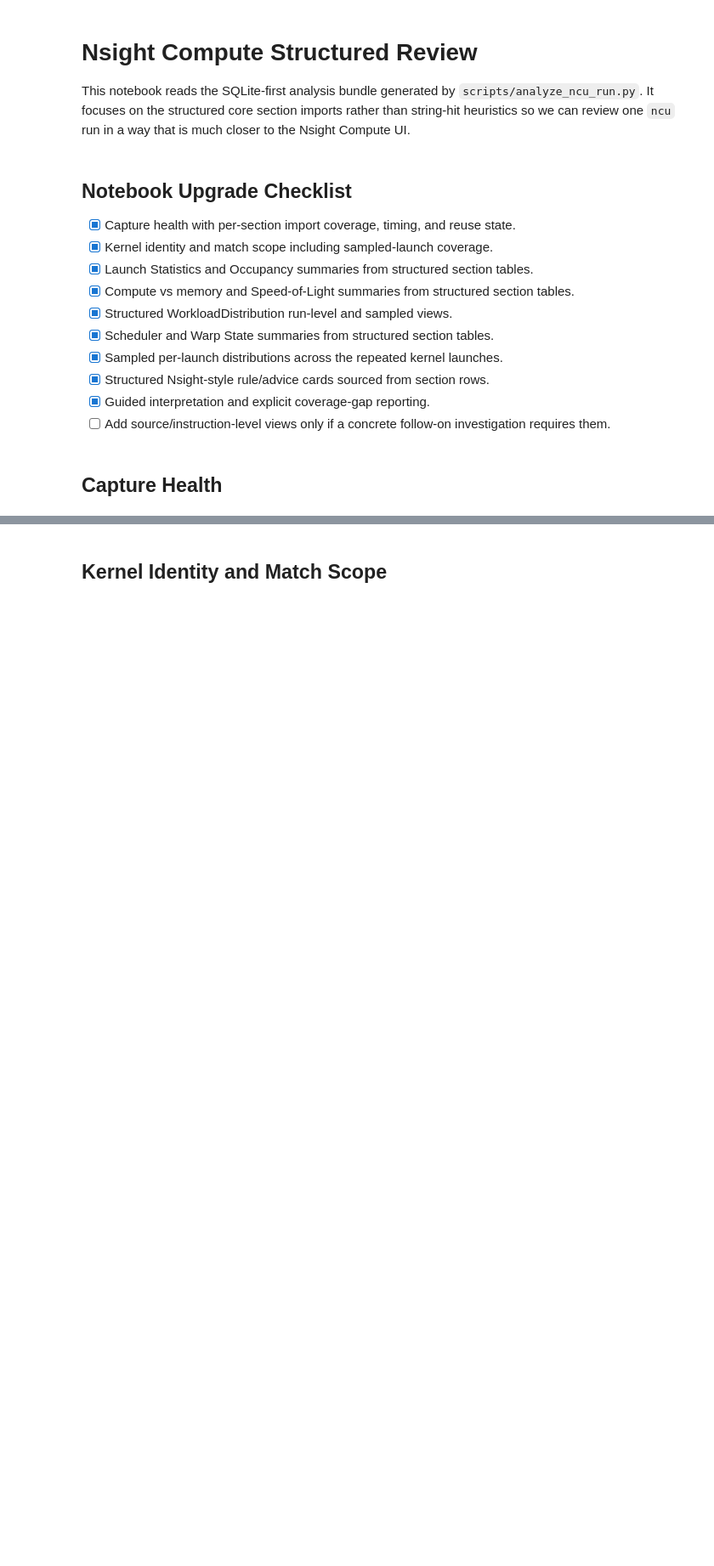
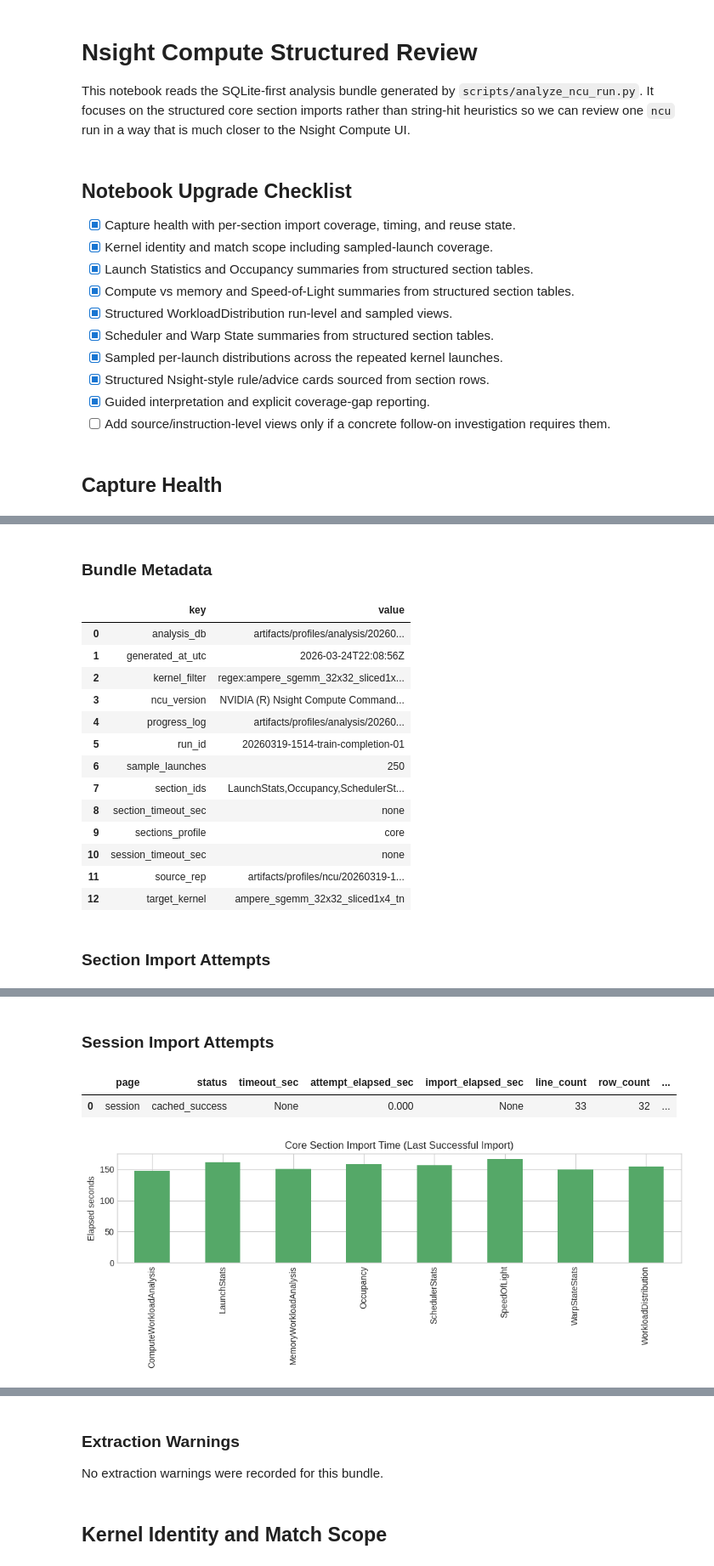
Before and after one commit to Mojo4Sho1/Griffin, a Jupyter notebook: profiling/notebooks/ncu_sqlite_review.ipynb, the cells around one changed output, grey strips where cells are left out. Shown at 85% size. Cells and saved outputs as stored; diff of their text form; code cells hidden in the pictures; blank space fills up the shorter version.

Commit message:
Preserve NCU import timings for cached bundles

```diff
--- a/profiling/notebooks/ncu_sqlite_review.ipynb
+++ b/profiling/notebooks/ncu_sqlite_review.ipynb
@@ -168,7 +168,8 @@ session_attempts = q(
         page,
         status,
         timeout_sec,
-        ROUND(elapsed_sec, 3) AS elapsed_sec,
+        ROUND(elapsed_sec, 3) AS attempt_elapsed_sec,
+        ROUND(import_elapsed_sec, 3) AS import_elapsed_sec,
         line_count,
         row_count,
         reused_existing
@@ -183,7 +184,8 @@ section_attempts = q(
         display_name,
         status,
         timeout_sec,
-        ROUND(elapsed_sec, 3) AS elapsed_sec,
+        ROUND(elapsed_sec, 3) AS attempt_elapsed_sec,
+        ROUND(import_elapsed_sec, 3) AS import_elapsed_sec,
         row_count,
         reused_existing
     FROM section_import_attempts
@@ -240,13 +242,33 @@ display_md("### Session Import Attempts")
 display(session_attempts)
 
 if not section_attempts.empty:
-    fig, ax = plt.subplots(figsize=(10, 4))
-    section_attempts.set_index("section_id")["elapsed_sec"].plot.bar(ax=ax, color="#55A868")
-    ax.set_title("Core Section Import Time")
-    ax.set_ylabel("Elapsed seconds")
-    ax.set_xlabel("")
-    plt.tight_layout()
-    plt.show()
+    import_time_series = section_attempts["import_elapsed_sec"].where(
+        section_attempts["import_elapsed_sec"].notna(),
+        section_attempts["attempt_elapsed_sec"],
+    )
+    if import_time_series.notna().any():
+        fig, ax = plt.subplots(figsize=(10, 4))
+        import_time_series.index = section_attempts["section_id"]
+        import_time_series.plot.bar(ax=ax, color="#55A868")
+        ax.set_title("Core Section Import Time (Last Successful Import)")
+        ax.set_ylabel("Elapsed seconds")
+        ax.set_xlabel("")
+        plt.tight_layout()
+        plt.show()
+    else:
+        display_md("""### Core Section Import Time
+No successful section import duration has been recorded yet for this bundle.""")
+
+    if section_attempts["reused_existing"].fillna(0).eq(1).all():
+        display_md(
+            """### Import Timing Note
+All section sidecars were reused from cache on this run. `attempt_elapsed_sec` shows current-run work, while `import_elapsed_sec` and the chart preserve the last known successful import duration for each section."""
+        )
+    elif section_attempts["reused_existing"].fillna(0).any():
+        display_md(
+            """### Import Timing Note
+Some section sidecars were reused from cache on this run. `attempt_elapsed_sec` shows current-run work, while `import_elapsed_sec` preserves the last known successful import duration for reused sections."""
+        )
 
 if warnings_df.empty:
     display_md("""### Extraction Warnings
@@ -254,3 +276,4 @@ No extraction warnings were recorded for this bundle.""")
 else:
     display_md("### Extraction Warnings")
     display(warnings_df)
+# %% [output]
@@ -256,0 +288,16 @@ else:
+### Bundle Metadata
+|  | key | value |
+| 0 | analysis_db | artifacts/profiles/analysis/20260... |
+| 1 | generated_at_utc | 2026-03-24T22:08:56Z |
+| 2 | kernel_filter | regex:ampere_sgemm_32x32_sliced1x... |
+| 3 | ncu_version | NVIDIA (R) Nsight Compute Command... |
+| 4 | progress_log | artifacts/profiles/analysis/20260... |
+| 5 | run_id | 20260319-1514-train-completion-01 |
+| 6 | sample_launches | 250 |
+| 7 | section_ids | LaunchStats,Occupancy,SchedulerSt... |
+| 8 | section_timeout_sec | none |
+| 9 | sections_profile | core |
+| 10 | session_timeout_sec | none |
+| 11 | source_rep | artifacts/profiles/ncu/20260319-1... |
+| 12 | target_kernel | ampere_sgemm_32x32_sliced1x4_tn |
+### Section Import Attempts
@@ -256,0 +313,4 @@ else:
+### Session Import Attempts
+|  | page | status | timeout_sec | attempt_elapsed_sec | import_elapsed_sec | line_count | row_count | ... |
+| 0 | session | cached_success | None | 0.000 | None | 33 | 32 | ... |
+[figure, added]
@@ -257,3 +319,5 @@ else:
+### Extraction Warnings
+No extraction warnings were recorded for this bundle.
 # %% [markdown]
 ## Kernel Identity and Match Scope
 # %%
```
Also changed, not shown: parts of 14 cells of this notebook, 2 other files.
